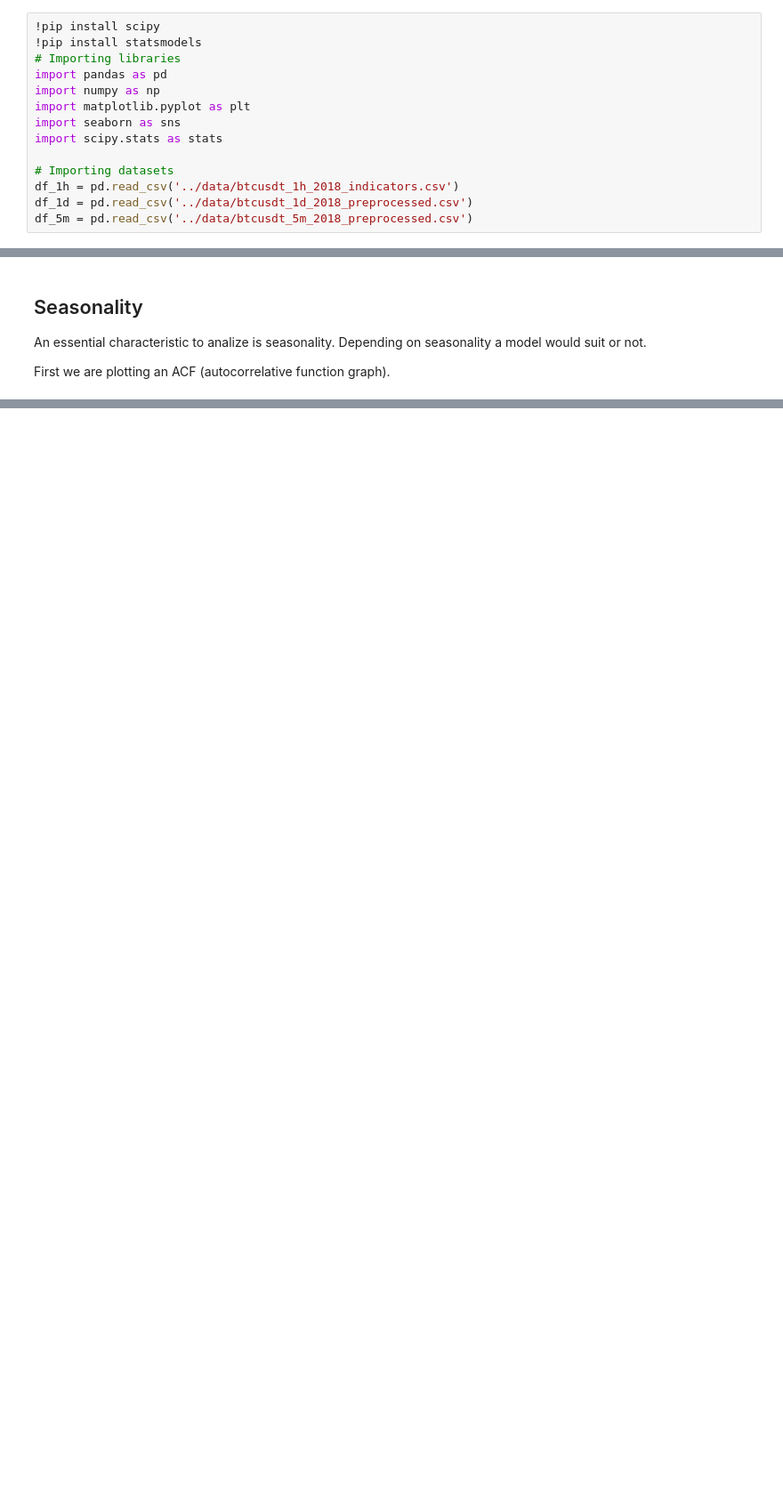
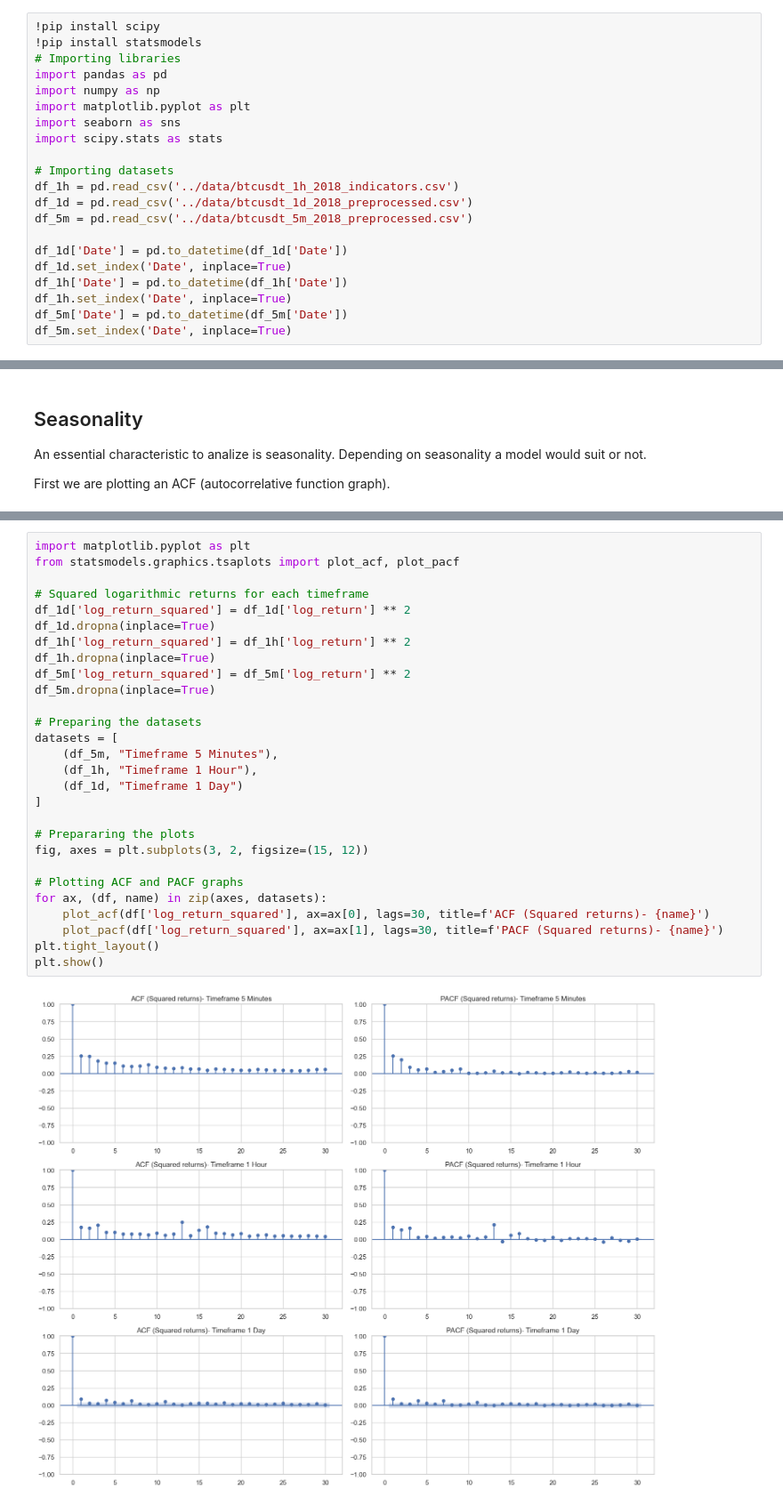
Before and after one commit to MartinCampillo-AT/Project-AT, a Jupyter notebook: notebooks/04_EDA_1.ipynb, the cells around one changed output, grey strips where cells are left out. Shown at 89% size. Cells and saved outputs as stored; diff of their text form; blank space fills up the shorter version.

```diff
--- a/notebooks/04_EDA_1.ipynb
+++ b/notebooks/04_EDA_1.ipynb
@@ -17,6 +17,13 @@ import scipy.stats as stats
 df_1h = pd.read_csv('../data/btcusdt_1h_2018_indicators.csv')
 df_1d = pd.read_csv('../data/btcusdt_1d_2018_preprocessed.csv')
 df_5m = pd.read_csv('../data/btcusdt_5m_2018_preprocessed.csv')
+
+df_1d['Date'] = pd.to_datetime(df_1d['Date'])
+df_1d.set_index('Date', inplace=True)
+df_1h['Date'] = pd.to_datetime(df_1h['Date'])
+df_1h.set_index('Date', inplace=True)
+df_5m['Date'] = pd.to_datetime(df_5m['Date'])
+df_5m.set_index('Date', inplace=True)
 # %% [output]
 Requirement already satisfied: scipy in /opt/anaconda3/envs/trading/lib/python3.10/site-packages (1.15.3)
 Requirement already satisfied: numpy<2.5,>=1.23.5 in /opt/anaconda3/envs/trading/lib/python3.10/site-packages (from scipy) (2.0.1)
@@ -218,0 +228,30 @@ Let's
+# %%
+import matplotlib.pyplot as plt
+from statsmodels.graphics.tsaplots import plot_acf, plot_pacf
+
+# Squared logarithmic returns for each timeframe
+df_1d['log_return_squared'] = df_1d['log_return'] ** 2
+df_1d.dropna(inplace=True)
+df_1h['log_return_squared'] = df_1h['log_return'] ** 2
+df_1h.dropna(inplace=True)
+df_5m['log_return_squared'] = df_5m['log_return'] ** 2
+df_5m.dropna(inplace=True)
+
+# Preparing the datasets
+datasets = [
+    (df_5m, "Timeframe 5 Minutes"),
+    (df_1h, "Timeframe 1 Hour"),
+    (df_1d, "Timeframe 1 Day")
+]
+
+# Prepararing the plots
+fig, axes = plt.subplots(3, 2, figsize=(15, 12))
+
+# Plotting ACF and PACF graphs
+for ax, (df, name) in zip(axes, datasets):
+    plot_acf(df['log_return_squared'], ax=ax[0], lags=30, title=f'ACF (Squared returns)- {name}')
+    plot_pacf(df['log_return_squared'], ax=ax[1], lags=30, title=f'PACF (Squared returns)- {name}')
+plt.tight_layout()
+plt.show()
+# %% [output]
+[figure, added]
```
Also changed, not shown: parts of 12 cells of this notebook.
